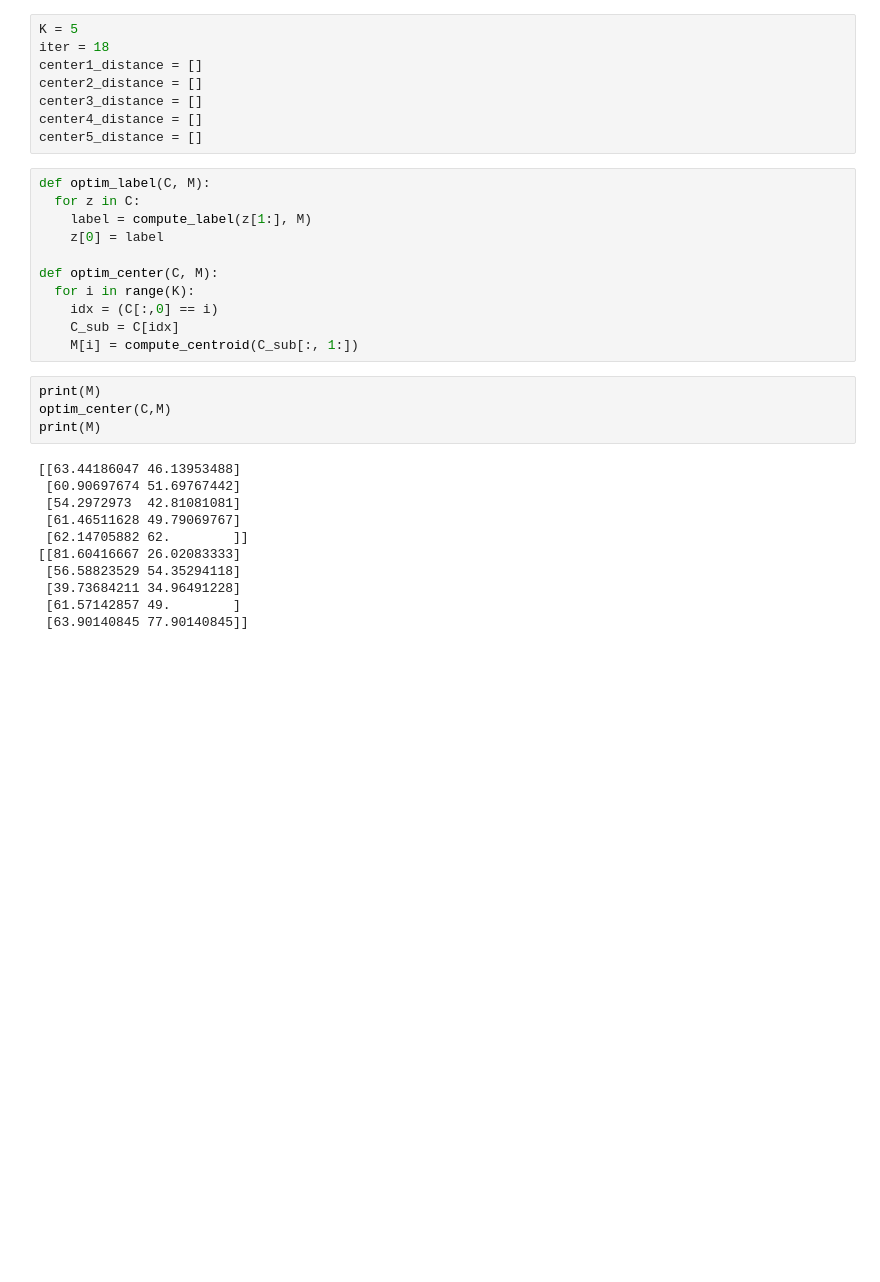
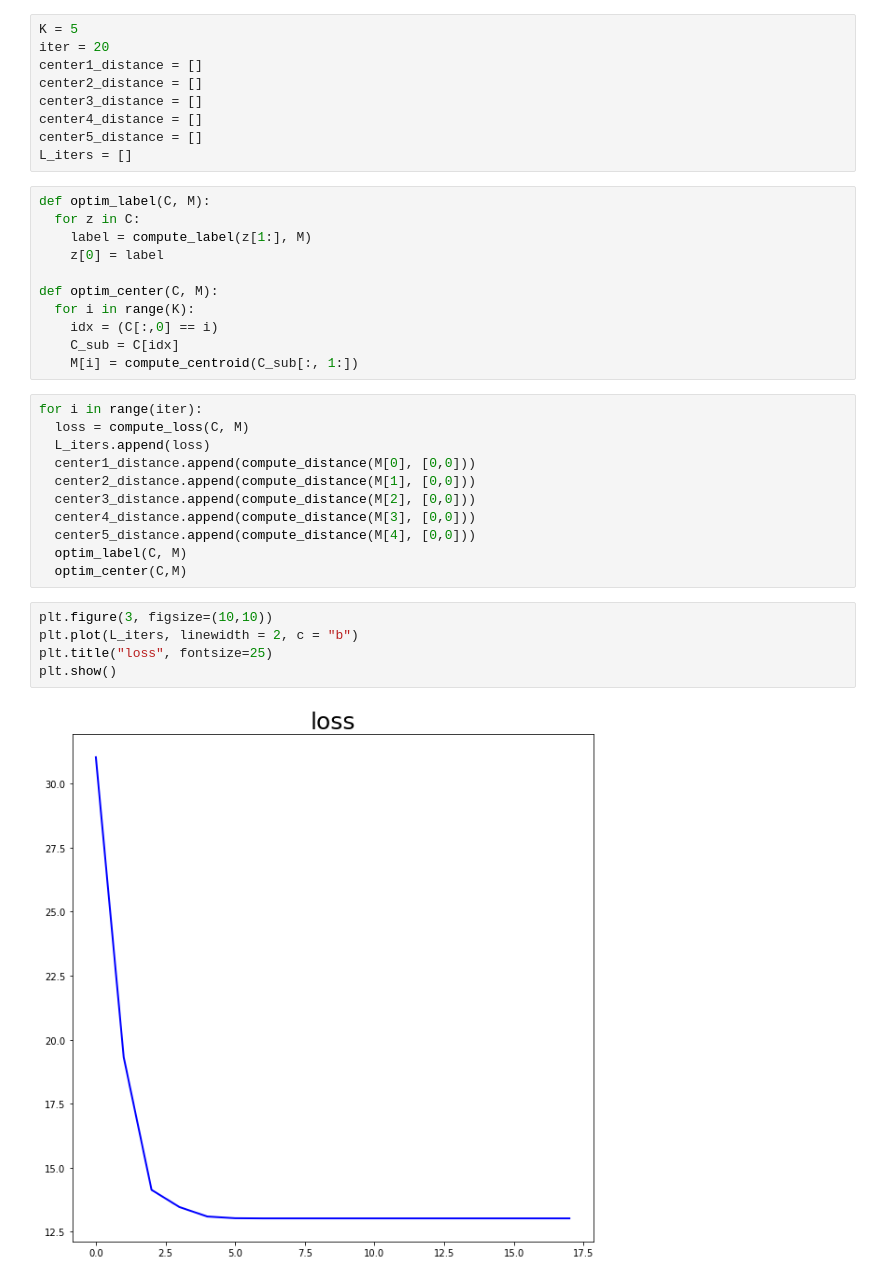
Before and after one commit to jiku100/2020-2-machine-running-proejct, a Jupyter notebook: assignment7/신석경_assignment_07.ipynb, the cells around one changed output. Cells and saved outputs as stored; diff of their text form; blank space fills up the shorter version.

```diff
--- a/assignment7/신석경_assignment_07.ipynb
+++ b/assignment7/신석경_assignment_07.ipynb
@@ -147,12 +147,13 @@ plt.show()
 <hr>
 # %%
 K = 5
-iter = 18
+iter = 20
 center1_distance = []
 center2_distance = []
 center3_distance = []
 center4_distance = []
 center5_distance = []
+L_iters = []
 # %%
 def optim_label(C, M):
   for z in C:
@@ -164,21 +165,24 @@ def optim_center(C, M):
     idx = (C[:,0] == i)
     C_sub = C[idx]
     M[i] = compute_centroid(C_sub[:, 1:])
-# %%
-print(M)
-optim_center(C,M)
-print(M)
-# %% [output]
-[[63.44186047 46.13953488]
- [60.90697674 51.69767442]
- [54.2972973  42.81081081]
- [61.46511628 49.79069767]
- [62.14705882 62.        ]]
-[[81.60416667 26.02083333]
- [56.58823529 54.35294118]
- [39.73684211 34.96491228]
- [61.57142857 49.        ]
- [63.90140845 77.90140845]]
+# %%
+for i in range(iter):
+  loss = compute_loss(C, M)
+  L_iters.append(loss)
+  center1_distance.append(compute_distance(M[0], [0,0]))
+  center2_distance.append(compute_distance(M[1], [0,0]))
+  center3_distance.append(compute_distance(M[2], [0,0]))
+  center4_distance.append(compute_distance(M[3], [0,0]))
+  center5_distance.append(compute_distance(M[4], [0,0]))
+  optim_label(C, M)
+  optim_center(C,M)
+# %%
+plt.figure(3, figsize=(10,10))
+plt.plot(L_iters, linewidth = 2, c = "b")
+plt.title("loss", fontsize=25)
+plt.show()
+# %% [output]
+[figure, added]
 # %%
 idx_0 = (C[:,0]==0)
 idx_1 = (C[:,0]==1)
```
Also changed, not shown: parts of 4 cells of this notebook.
